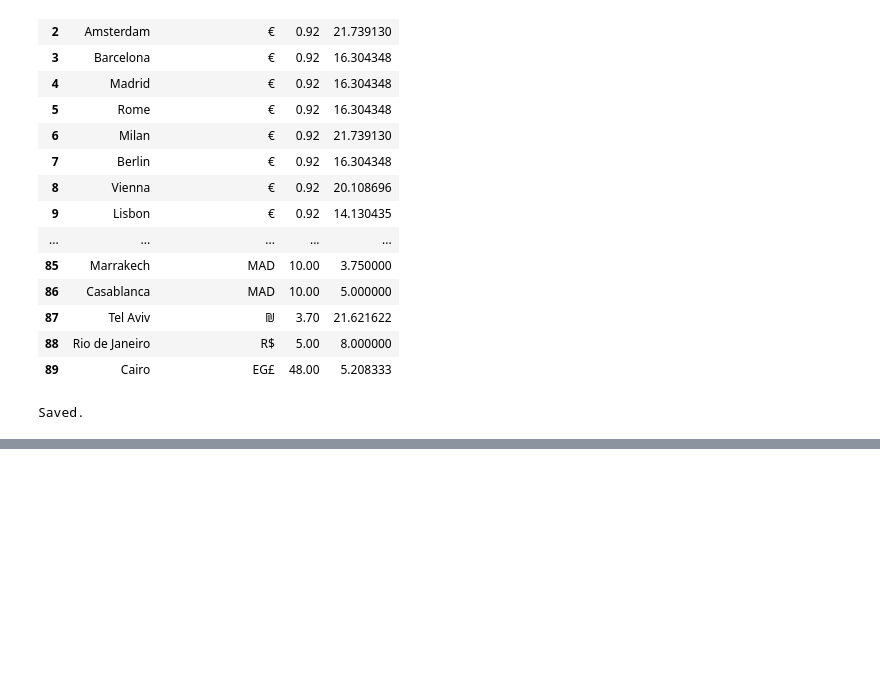
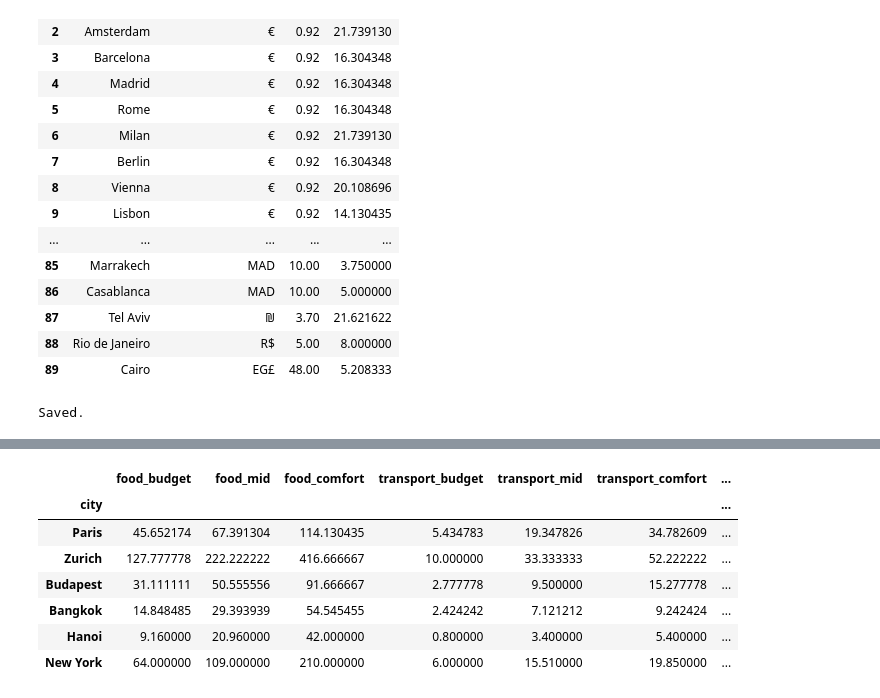
Before and after one commit to elzacapar/travel-budget-planner, a Jupyter notebook: data_exploration.ipynb, the cells around one changed output, grey strips where cells are left out. Saved outputs shown, nothing was run; the diff lists cells and outputs as text; code cells hidden in the pictures; blank space fills up the shorter version.

```diff
--- a/data_exploration.ipynb
+++ b/data_exploration.ipynb
@@ -341,0 +444,84 @@ Saved.
+# %%
+# Accommodation multipliers: traveler prices vs long-term rent
+# Budget = hostel dorm (~40% of 1BR outside centre /30)
+# Mid = private room/3-star (~120% of 1BR outside centre /30)
+# Comfort = 4-star hotel (~200% of 1BR city centre /30)
+
+df_tiers['accommodation_budget'] = (df_usd['1 Bedroom Apartment Outside of City Centre'] / 30) * 0.4
+df_tiers['accommodation_mid']    = (df_usd['1 Bedroom Apartment Outside of City Centre'] / 30) * 1.2
+df_tiers['accommodation_comfort']= (df_usd['1 Bedroom Apartment in City Centre'] / 30) * 2.0
+
+# Entertainment fix: regional daily activity budgets
+region_map = {
+    'Western Europe':  {'entertainment_budget': 5,  'entertainment_mid': 20, 'entertainment_comfort': 45},
+    'Eastern Europe':  {'entertainment_budget': 3,  'entertainment_mid': 12, 'entertainment_comfort': 25},
+    'Southeast Asia':  {'entertainment_budget': 3,  'entertainment_mid': 10, 'entertainment_comfort': 20},
+    'East Asia':       {'entertainment_budget': 5,  'entertainment_mid': 18, 'entertainment_comfort': 35},
+    'Middle East':     {'entertainment_budget': 5,  'entertainment_mid': 15, 'entertainment_comfort': 35},
+    'Americas':        {'entertainment_budget': 5,  'entertainment_mid': 20, 'entertainment_comfort': 40},
+    'South Asia':      {'entertainment_budget': 2,  'entertainment_mid': 8,  'entertainment_comfort': 18},
+    'Africa & Oceania':{'entertainment_budget': 5,  'entertainment_mid': 15, 'entertainment_comfort': 30},
+}
+
+city_region = {
+    'Paris': 'Western Europe', 'London': 'Western Europe', 'Amsterdam': 'Western Europe',
+    'Barcelona': 'Western Europe', 'Madrid': 'Western Europe', 'Rome': 'Western Europe',
+    'Milan': 'Western Europe', 'Berlin': 'Western Europe', 'Vienna': 'Western Europe',
+    'Lisbon': 'Western Europe', 'Athens': 'Western Europe', 'Dublin': 'Western Europe',
+    'Brussels': 'Western Europe', 'Zurich': 'Western Europe', 'Geneva': 'Western Europe',
+    'Copenhagen': 'Western Europe', 'Stockholm': 'Western Europe', 'Oslo': 'Western Europe',
+    'Helsinki': 'Western Europe', 'Porto': 'Western Europe',
+
+    'Prague': 'Eastern Europe', 'Budapest': 'Eastern Europe', 'Warsaw': 'Eastern Europe',
+    'Krakow': 'Eastern Europe', 'Bucharest': 'Eastern Europe', 'Sofia': 'Eastern Europe',
+    'Belgrade': 'Eastern Europe', 'Zagreb': 'Eastern Europe', 'Tallinn': 'Eastern Europe',
+    'Riga': 'Eastern Europe', 'Vilnius': 'Eastern Europe', 'Ljubljana': 'Eastern Europe',
+
+    'Bangkok': 'Southeast Asia', 'Kuala Lumpur': 'Southeast Asia', 'Singapore': 'Southeast Asia',
+    'Bali': 'Southeast Asia', 'Ho Chi Minh City': 'Southeast Asia', 'Hanoi': 'Southeast Asia',
+    'Jakarta': 'Southeast Asia', 'Manila': 'Southeast Asia', 'Chiang Mai': 'Southeast Asia',
+    'Phuket': 'Southeast Asia', 'Phnom Penh': 'Southeast Asia', 'Siem Reap': 'Southeast Asia',
+
+    'Tokyo': 'East Asia', 'Hong Kong': 'East Asia', 'Seoul': 'East Asia', 'Osaka': 'East Asia',
+    'Macau': 'East Asia', 'Beijing': 'East Asia', 'Shanghai': 'East Asia',
+    'Taipei': 'East Asia', 'Kyoto': 'East Asia',
+
+    'Istanbul': 'Middle East', 'Dubai': 'Middle East', 'Antalya': 'Middle East',
+    'Abu Dhabi': 'Middle East', 'Tel Aviv': 'Middle East', 'Amman': 'Middle East',
+    'Doha': 'Middle East',
+
+    'New York': 'Americas', 'Los Angeles': 'Americas', 'Mexico City': 'Americas',
+    'Buenos Aires': 'Americas', 'Rio de Janeiro': 'Americas', 'Miami': 'Americas',
+    'Chicago': 'Americas', 'San Francisco': 'Americas', 'Cancun': 'Americas',
+    'Sao Paulo': 'Americas', 'Bogota': 'Americas', 'Lima': 'Americas',
+    'Toronto': 'Americas', 'Vancouver': 'Americas', 'Montreal': 'Americas',
+
+    'Mumbai': 'South Asia', 'Delhi': 'South Asia', 'Bangalore': 'South Asia',
+    'Colombo': 'South Asia', 'Kathmandu': 'South Asia', 'Dhaka': 'South Asia',
+
+    'Sydney': 'Africa & Oceania', 'Melbourne': 'Africa & Oceania', 'Auckland': 'Africa & Oceania',
+    'Cape Town': 'Africa & Oceania', 'Johannesburg': 'Africa & Oceania', 'Nairobi': 'Africa & Oceania',
+    'Marrakech': 'Africa & Oceania', 'Cairo': 'Africa & Oceania', 'Casablanca': 'Africa & Oceania',
+}
+
+df_tiers['region'] = df_tiers['city'].map(city_region)
+
+for tier in ['budget', 'mid', 'comfort']:
+    df_tiers[f'entertainment_{tier}'] = df_tiers['region'].map(
+        lambda r: region_map[r][f'entertainment_{tier}']
+    )
+
+df_tiers.drop(columns='region', inplace=True)
+
+# Verify
+check_cities = ['Paris', 'Bangkok', 'New York', 'Hanoi', 'Zurich', 'Budapest']
+df_tiers[df_tiers['city'].isin(check_cities)].set_index('city')
+# %% [output]
+|  | food_budget | food_mid | food_comfort | transport_budget | transport_mid | transport_comfort | ... |
+| city |  |  |  |  |  |  | ... |
+| Paris | 45.652174 | 67.391304 | 114.130435 | 5.434783 | 19.347826 | 34.782609 | ... |
+| Zurich | 127.777778 | 222.222222 | 416.666667 | 10.000000 | 33.333333 | 52.222222 | ... |
+| Budapest | 31.111111 | 50.555556 | 91.666667 | 2.777778 | 9.500000 | 15.277778 | ... |
+| Bangkok | 14.848485 | 29.393939 | 54.545455 | 2.424242 | 7.121212 | 9.242424 | ... |
+| Hanoi | 9.160000 | 20.960000 | 42.000000 | 0.800000 | 3.400000 | 5.400000 | ... |
+| New York | 64.000000 | 109.000000 | 210.000000 | 6.000000 | 15.510000 | 19.850000 | ... |
```
Also changed, not shown: parts of 4 cells of this notebook.
